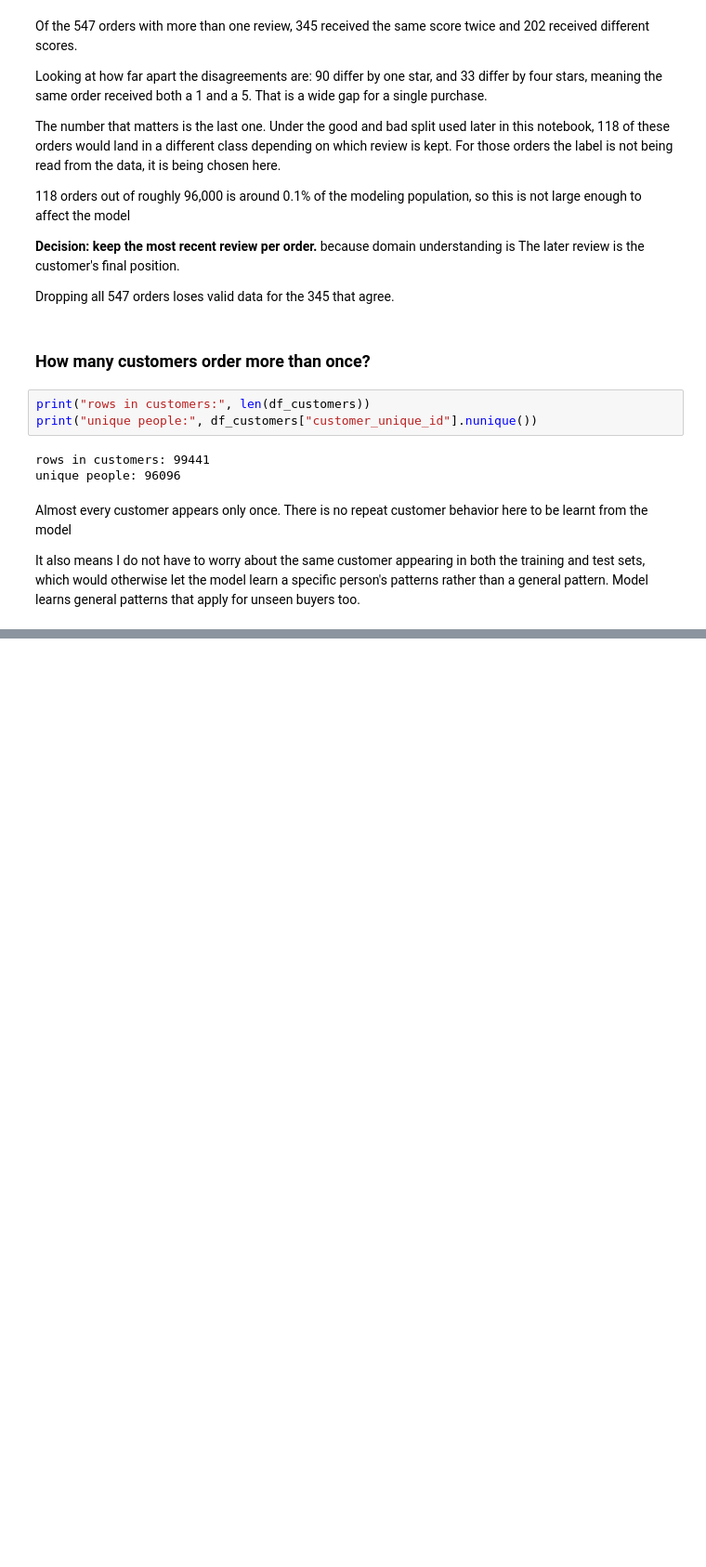
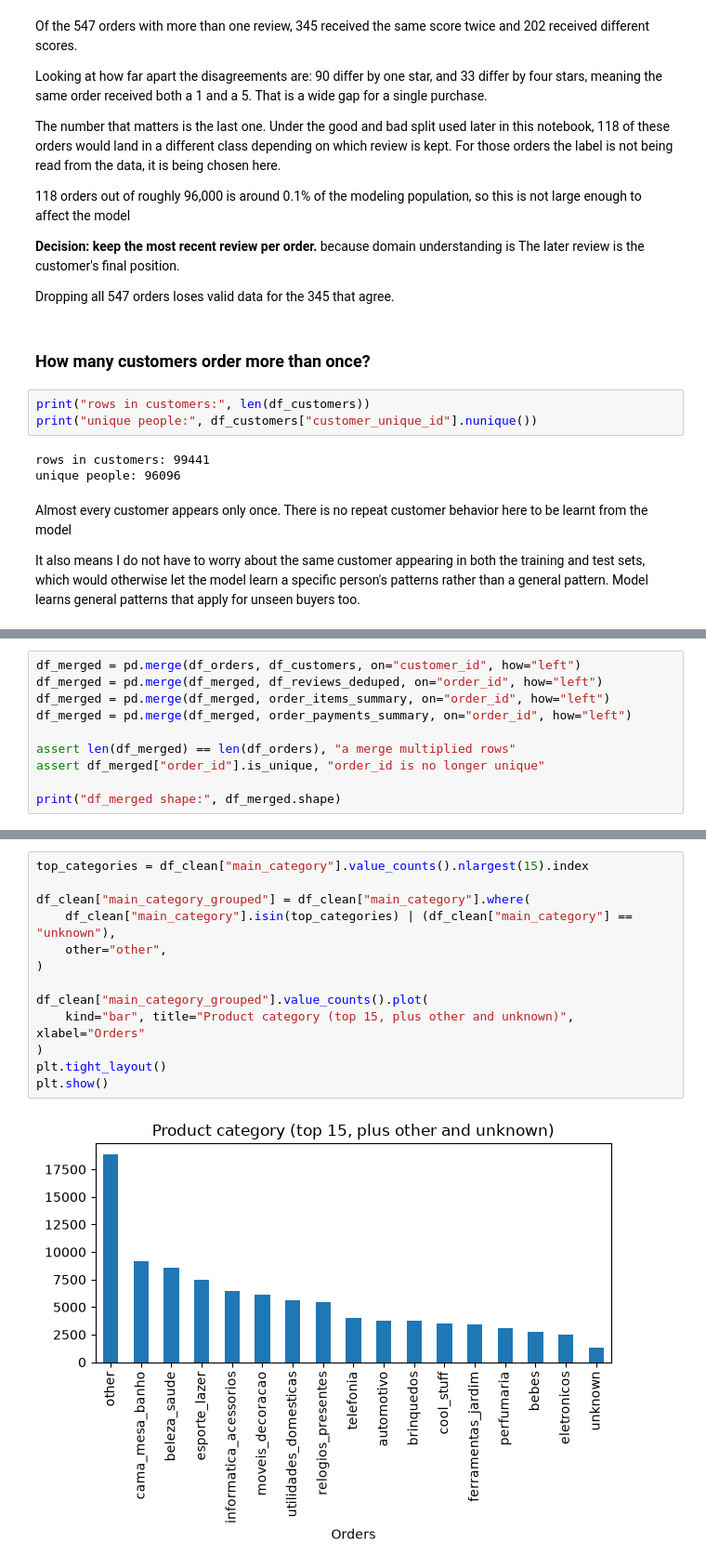
Before and after one commit to MahdhiS/olist-review-prediction, a Jupyter notebook: notebooks/01_eda.ipynb, the cells around one changed output, grey strips where cells are left out. Shown at 93% size. Cells and saved outputs as stored; diff of their text form; blank space fills up the shorter version.

```diff
--- a/notebooks/01_eda.ipynb
+++ b/notebooks/01_eda.ipynb
@@ -467,0 +572,10 @@ Green edges are one to one or many to one, so those tables merge onto orders dir
+# %%
+df_merged = pd.merge(df_orders, df_customers, on="customer_id", how="left")
+df_merged = pd.merge(df_merged, df_reviews_deduped, on="order_id", how="left")
+df_merged = pd.merge(df_merged, order_items_summary, on="order_id", how="left")
+df_merged = pd.merge(df_merged, order_payments_summary, on="order_id", how="left")
+
+assert len(df_merged) == len(df_orders), "a merge multiplied rows"
+assert df_merged["order_id"].is_unique, "order_id is no longer unique"
+
+print("df_merged shape:", df_merged.shape)
@@ -467,0 +1422,15 @@ Green edges are one to one or many to one, so those tables merge onto orders dir
+# %%
+top_categories = df_clean["main_category"].value_counts().nlargest(15).index
+
+df_clean["main_category_grouped"] = df_clean["main_category"].where(
+    df_clean["main_category"].isin(top_categories) | (df_clean["main_category"] == "unknown"),
+    other="other",
+)
+
+df_clean["main_category_grouped"].value_counts().plot(
+    kind="bar", title="Product category (top 15, plus other and unknown)", xlabel="Orders"
+)
+plt.tight_layout()
+plt.show()
+# %% [output]
+[figure, added]
```
Also changed, not shown: parts of 120 cells of this notebook.
